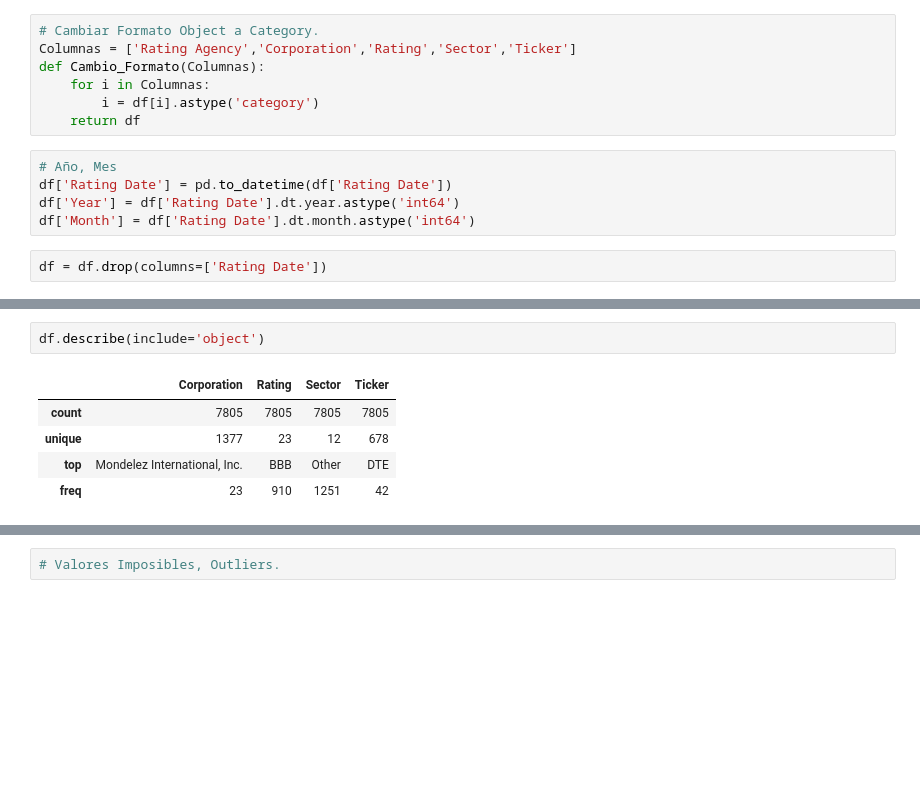
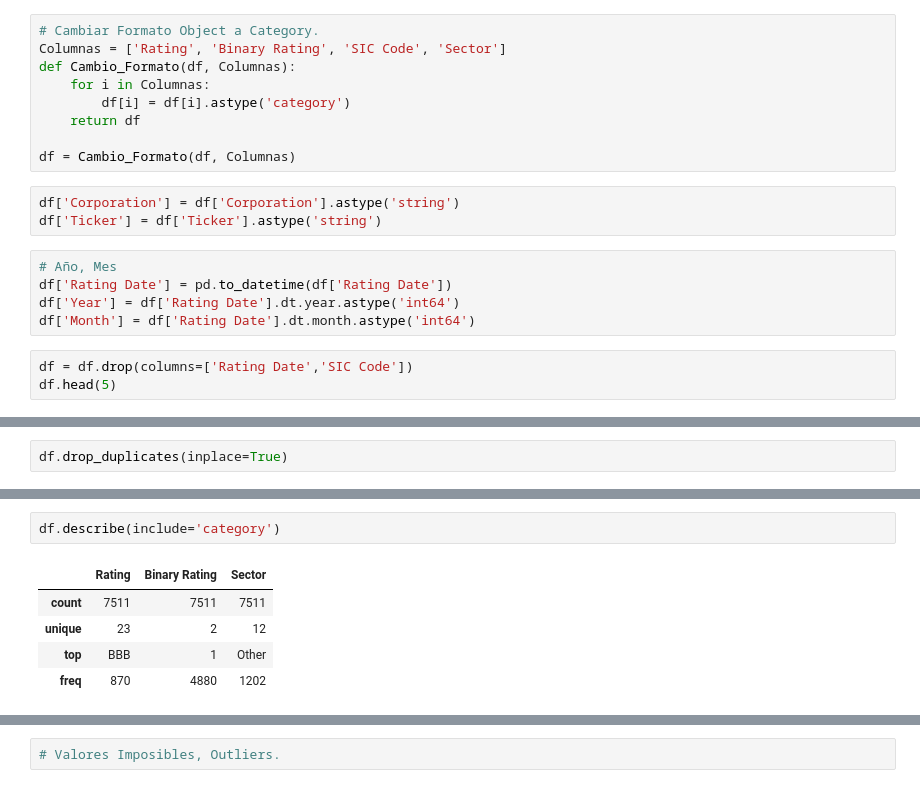
Before and after one commit to jfdonosom/Notebooks, a Jupyter notebook: Preentrega_DSII_Donoso_Mendieta.ipynb, the cells around one changed output, grey strips where cells are left out. Drawn from its saved outputs; the diff is of its cells as text; blank space fills up the shorter version.

```diff
--- a/Preentrega_DSII_Donoso_Mendieta.ipynb
+++ b/Preentrega_DSII_Donoso_Mendieta.ipynb
@@ -133,15 +180,21 @@ dtypes: float64(17), int64(2), object(5)
 memory usage: 1.5+ MB
 # %%
 # Cambiar Formato Object a Category.
-Columnas = ['Rating Agency','Corporation','Rating','Sector','Ticker']
-def Cambio_Formato(Columnas):
+Columnas = ['Rating', 'Binary Rating', 'SIC Code', 'Sector']
+def Cambio_Formato(df, Columnas):
     for i in Columnas:
-        i = df[i].astype('category')
+        df[i] = df[i].astype('category')
     return df
+
+df = Cambio_Formato(df, Columnas)
+# %%
+df['Corporation'] = df['Corporation'].astype('string')
+df['Ticker'] = df['Ticker'].astype('string')
 # %%
 # Año, Mes
 df['Rating Date'] = pd.to_datetime(df['Rating Date'])
 df['Year'] = df['Rating Date'].dt.year.astype('int64')
 df['Month'] = df['Rating Date'].dt.month.astype('int64')
 # %%
-df = df.drop(columns=['Rating Date'])
+df = df.drop(columns=['Rating Date','SIC Code'])
+df.head(5)
@@ -173 +254,3 @@ df.duplicated().sum()
+# %%
+df.drop_duplicates(inplace=True)
 # %%
@@ -223,8 +272,8 @@ df.describe().round(1)
 # %%
-df.describe(include='object')
+df.describe(include='category')
 # %% [output]
-|  | Corporation | Rating | Sector | Ticker |
-| count | 7805 | 7805 | 7805 | 7805 |
-| unique | 1377 | 23 | 12 | 678 |
-| top | Mondelez International, Inc. | BBB | Other | DTE |
-| freq | 23 | 910 | 1251 | 42 |
+|  | Rating | Binary Rating | Sector |
+| count | 7511 | 7511 | 7511 |
+| unique | 23 | 2 | 12 |
+| top | BBB | 1 | Other |
+| freq | 870 | 4880 | 1202 |
```
Also changed, not shown: parts of 22 cells of this notebook.
